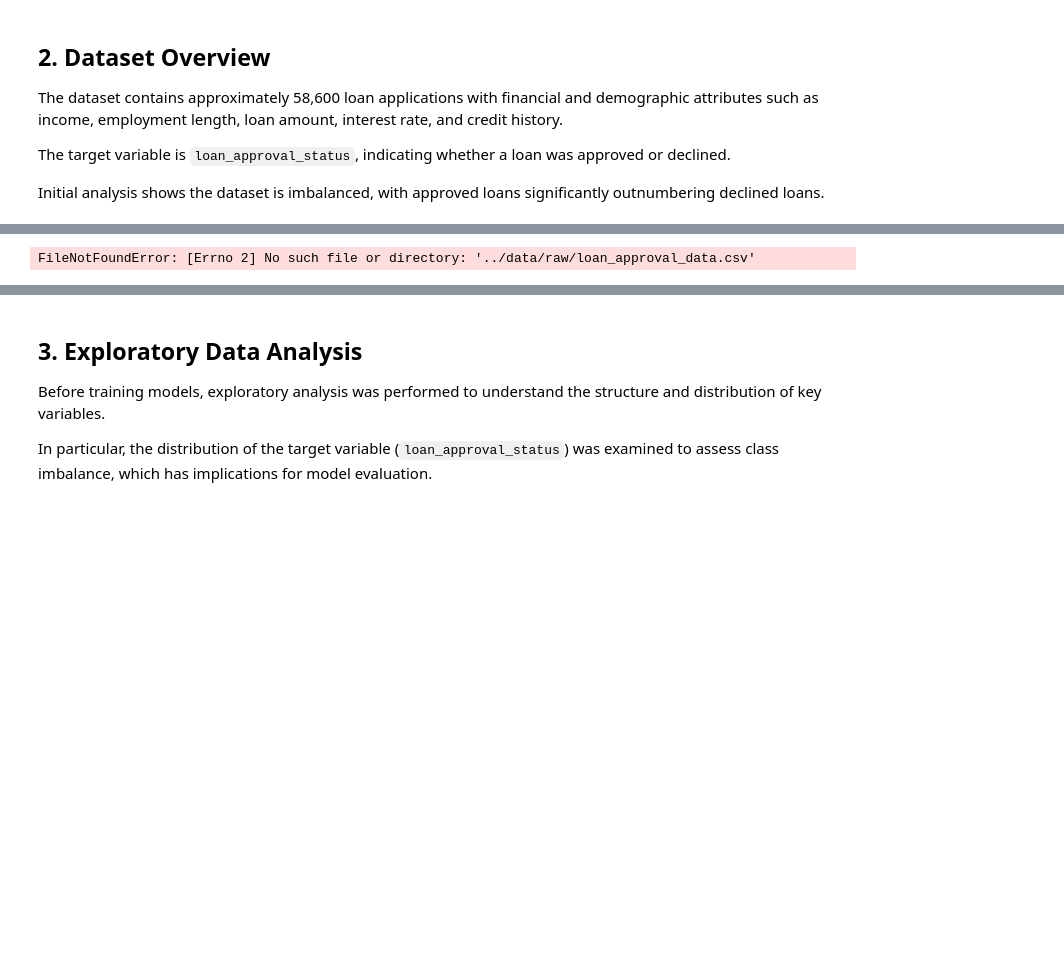
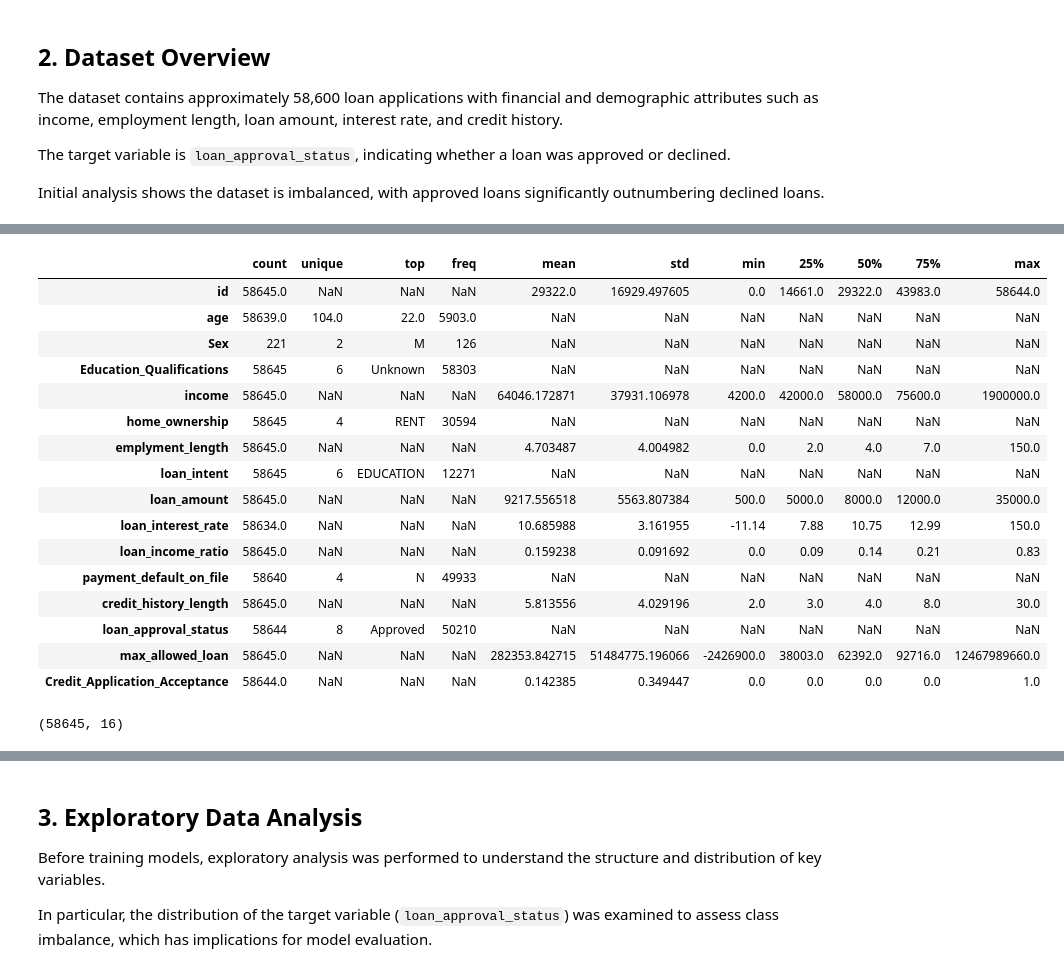
Before and after one commit to KieranRossetti/Loan-Approval-Risk, a Jupyter notebook: notebooks/Loan Approval Risk and Loan Limit Prediction.ipynb, the cells around one changed output, grey strips where cells are left out. Saved outputs shown, nothing was run; the diff lists cells and outputs as text; code cells hidden in the pictures; blank space fills up the shorter version.

```diff
--- a/notebooks/Loan Approval Risk and Loan Limit Prediction.ipynb
+++ b/notebooks/Loan Approval Risk and Loan Limit Prediction.ipynb
@@ -42,15 +57,33 @@ from sklearn.metrics import classification_report
 from sklearn.metrics import RocCurveDisplay
 # %%
 from pathlib import Path
-DATA_PATH = Path("../data/raw/loan_approval_data.csv")
+DATA_PATH = Path("data/raw/loan_approval_data.csv")
 df = pd.read_csv(DATA_PATH)
 
 df.describe(include="all").transpose()
 # %% [output]
-FileNotFoundError: [Errno 2] No such file or directory: '../data/raw/loan_approval_data.csv'
+|  | count | unique | top | freq | mean | std | min | 25% | 50% | 75% | max |
+| id | 58645.0 | NaN | NaN | NaN | 29322.0 | 16929.497605 | 0.0 | 14661.0 | 29322.0 | 43983.0 | 58644.0 |
+| age | 58639.0 | 104.0 | 22.0 | 5903.0 | NaN | NaN | NaN | NaN | NaN | NaN | NaN |
+| Sex | 221 | 2 | M | 126 | NaN | NaN | NaN | NaN | NaN | NaN | NaN |
+| Education_Qualifications | 58645 | 6 | Unknown | 58303 | NaN | NaN | NaN | NaN | NaN | NaN | NaN |
+| income | 58645.0 | NaN | NaN | NaN | 64046.172871 | 37931.106978 | 4200.0 | 42000.0 | 58000.0 | 75600.0 | 1900000.0 |
+| home_ownership | 58645 | 4 | RENT | 30594 | NaN | NaN | NaN | NaN | NaN | NaN | NaN |
+| emplyment_length | 58645.0 | NaN | NaN | NaN | 4.703487 | 4.004982 | 0.0 | 2.0 | 4.0 | 7.0 | 150.0 |
+| loan_intent | 58645 | 6 | EDUCATION | 12271 | NaN | NaN | NaN | NaN | NaN | NaN | NaN |
+| loan_amount | 58645.0 | NaN | NaN | NaN | 9217.556518 | 5563.807384 | 500.0 | 5000.0 | 8000.0 | 12000.0 | 35000.0 |
+| loan_interest_rate | 58634.0 | NaN | NaN | NaN | 10.685988 | 3.161955 | -11.14 | 7.88 | 10.75 | 12.99 | 150.0 |
+| loan_income_ratio | 58645.0 | NaN | NaN | NaN | 0.159238 | 0.091692 | 0.0 | 0.09 | 0.14 | 0.21 | 0.83 |
+| payment_default_on_file | 58640 | 4 | N | 49933 | NaN | NaN | NaN | NaN | NaN | NaN | NaN |
+| credit_history_length | 58645.0 | NaN | NaN | NaN | 5.813556 | 4.029196 | 2.0 | 3.0 | 4.0 | 8.0 | 30.0 |
+| loan_approval_status | 58644 | 8 | Approved | 50210 | NaN | NaN | NaN | NaN | NaN | NaN | NaN |
+| max_allowed_loan | 58645.0 | NaN | NaN | NaN | 282353.842715 | 51484775.196066 | -2426900.0 | 38003.0 | 62392.0 | 92716.0 | 12467989660.0 |
+| Credit_Application_Acceptance | 58644.0 | NaN | NaN | NaN | 0.142385 | 0.349447 | 0.0 | 0.0 | 0.0 | 0.0 | 1.0 |
 # %%
 #Check number of features and instances
 df.shape
+# %% [output]
+(58645, 16)
 # %%
 # Check dataset structure
 df.head(10)
```
Also changed, not shown: parts of 51 cells of this notebook.
